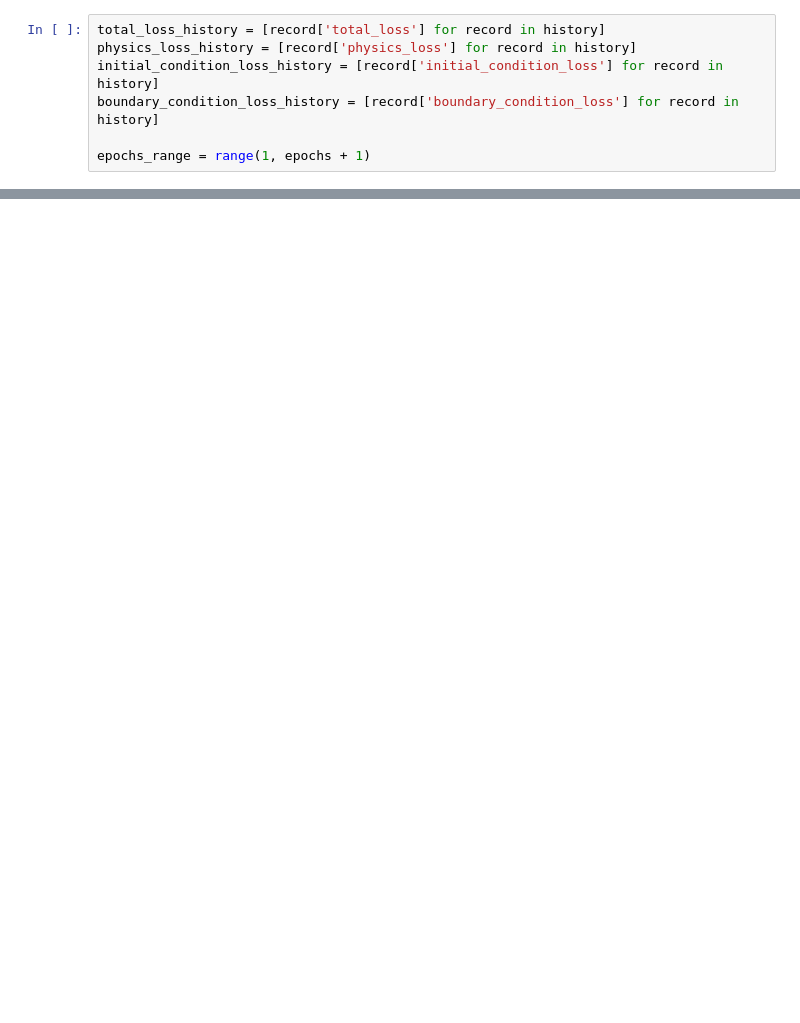
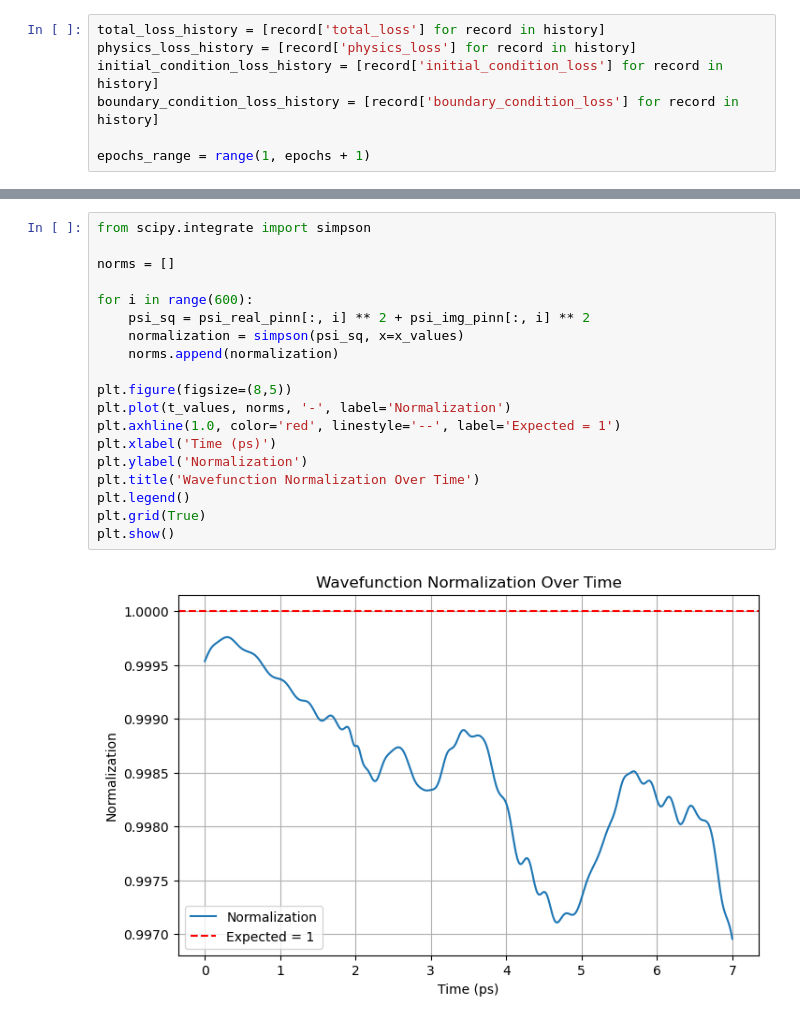
Before and after one commit to thash-jkr/Schrodinger-PINN, a Jupyter notebook: src/model_tester.ipynb, the cells around one changed output, grey strips where cells are left out. Drawn from its saved outputs; the diff is of its cells as text; blank space fills up the shorter version.

```diff
--- a/src/model_tester.ipynb
+++ b/src/model_tester.ipynb
@@ -133,0 +266,21 @@ plt.show()
+# %%
+from scipy.integrate import simpson
+
+norms = []
+
+for i in range(600):
+    psi_sq = psi_real_pinn[:, i] ** 2 + psi_img_pinn[:, i] ** 2
+    normalization = simpson(psi_sq, x=x_values)
+    norms.append(normalization)
+
+plt.figure(figsize=(8,5))
+plt.plot(t_values, norms, '-', label='Normalization')
+plt.axhline(1.0, color='red', linestyle='--', label='Expected = 1')
+plt.xlabel('Time (ps)')
+plt.ylabel('Normalization')
+plt.title('Wavefunction Normalization Over Time')
+plt.legend()
+plt.grid(True)
+plt.show()
+# %% [output]
+[figure, added]
```
Also changed, not shown: parts of 10 cells of this notebook, 7 other files.
